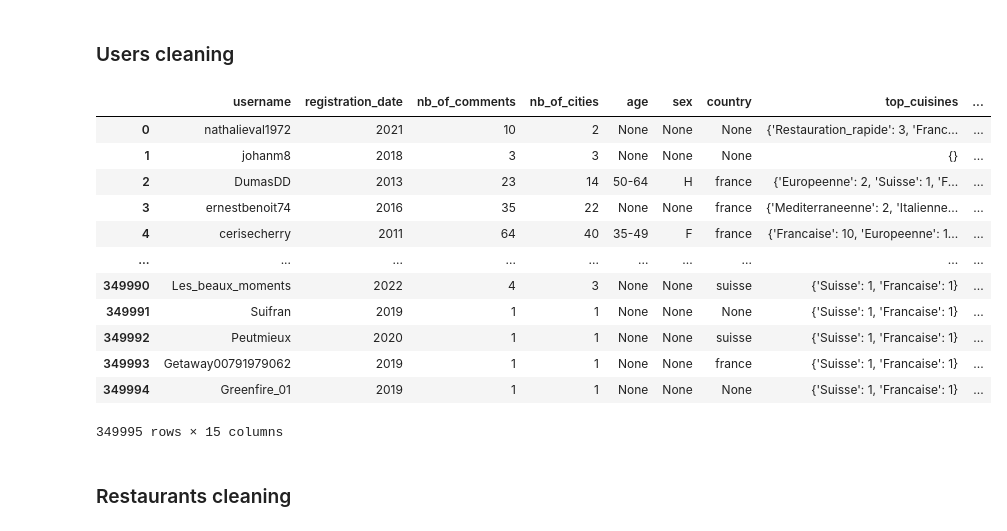
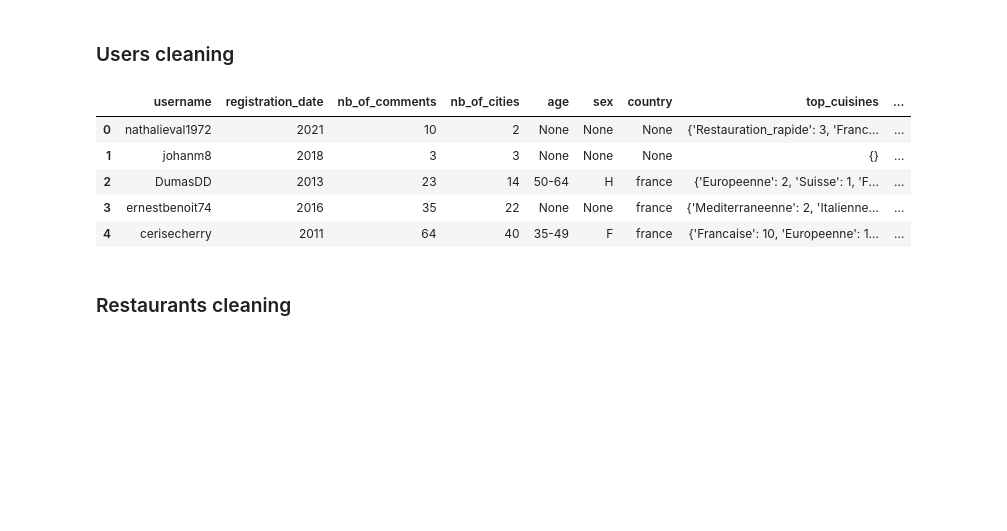
Before and after one commit to areisde/datalcoholics.io, a Jupyter notebook: milestone_1.ipynb, the cells around one changed output. Saved outputs shown, nothing was run; the diff lists cells and outputs as text; code cells hidden in the pictures; blank space fills up the shorter version.

```diff
--- a/milestone_1.ipynb
+++ b/milestone_1.ipynb
@@ -23,21 +26,21 @@ users['registration_date'] = users['registration_date'].astype(int)
 def format_error(row):
     if 'ville' in row['nb_of_comments']:
         row['nb_of_cities'] = row['nb_of_comments']
-        row['nb_of_comments'] = '-1'
+        row['nb_of_comments'] = '0'
     if 'vote' in row['nb_of_cities']:
         row['nb_of_comments'] = row['nb_of_cities']
-        row['nb_of_cities'] = '-1'
+        row['nb_of_cities'] = '0'
     if 'vote' in row['nb_of_comments']:
         row['nb_of_comments'] = row['nb_of_comments'].replace(' votes utiles', '')
         row['nb_of_comments'] = row['nb_of_comments'].replace(' vote utile', '')
     if 'photo' in row['nb_of_cities']:
-        row['nb_of_cities'] = '-1'
+        row['nb_of_cities'] = '0'
 
     return row
 
 users['nb_of_comments'] = users['nb_of_comments'].str.replace('contributions', '')
 users['nb_of_comments'] = users['nb_of_comments'].str.replace('contribution', '')
-users['nb_of_comments'] = users['nb_of_comments'].str.replace('None', '-1')
+users['nb_of_comments'] = users['nb_of_comments'].str.replace('None', '0')
 users['nb_of_comments'] = users['nb_of_comments'].apply(unidecode.unidecode)
 users = users.apply(format_error, axis=1)
 users['nb_of_comments'] = users['nb_of_comments'].str.replace(' ', '')
@@ -46,44 +49,37 @@ users['nb_of_comments']= users['nb_of_comments'].astype(int)
 # Convert the number-of-cities string into an int value
 users['nb_of_cities'] = users['nb_of_cities'].str.replace('ville visitee', '')
 users['nb_of_cities'] = users['nb_of_cities'].str.replace('villes visitees' ,'')
-users['nb_of_cities'] = users['nb_of_cities'].str.replace('None', '-1')
+users['nb_of_cities'] = users['nb_of_cities'].str.replace('None', '0')
 users['nb_of_cities'] = users['nb_of_cities'].str.replace(' ', '')
 users['nb_of_cities'] = users['nb_of_cities'].astype(int)
 
 users['sex'] = users['sex'].str.replace('homme', 'H')
 users['sex'] = users['sex'].str.replace('femme', 'F')
 
 def format_cuisine_occur(cuisines):
     if isinstance(cuisines, float) and math.isnan(cuisines):
         return {}
 
     cuisines_dict = {}
     pattern = '\d+ +(\w+) +(\d+)'
     matches = re.findall(pattern, cuisines)
 
     for match in matches:
         if match[0] != 'None':
             cuisines_dict[match[0]] = int(match[1])
     return cuisines_dict
 
 users['top_cuisines'] = users['top_cuisines'].apply(format_cuisine_occur)
 
 users = users[['username', 'registration_date', 'nb_of_comments', 'nb_of_cities', 'age', 'sex', 'country', 'top_cuisines', 'avg_overall_rating', 'avg_cuisine_rating', 'avg_service_rating', 'avg_quality_price_rating', 'avg_mood_rating', 'avg_michelin', 'avg_price_range_estimation']]
-users
+users.head()
 # %% [output]
 |  | username | registration_date | nb_of_comments | nb_of_cities | age | sex | country | top_cuisines | ... |
 | 0 | nathalieval1972 | 2021 | 10 | 2 | None | None | None | {'Restauration_rapide': 3, 'Franc... | ... |
 | 1 | johanm8 | 2018 | 3 | 3 | None | None | None | {} | ... |
 | 2 | DumasDD | 2013 | 23 | 14 | 50-64 | H | france | {'Europeenne': 2, 'Suisse': 1, 'F... | ... |
 | 3 | ernestbenoit74 | 2016 | 35 | 22 | None | None | france | {'Mediterraneenne': 2, 'Italienne... | ... |
 | 4 | cerisecherry | 2011 | 64 | 40 | 35-49 | F | france | {'Francaise': 10, 'Europeenne': 1... | ... |
-| ... | ... | ... | ... | ... | ... | ... | ... | ... | ... |
-| 349990 | Les_beaux_moments | 2022 | 4 | 3 | None | None | suisse | {'Suisse': 1, 'Francaise': 1} | ... |
-| 349991 | Suifran | 2019 | 1 | 1 | None | None | None | {'Suisse': 1, 'Francaise': 1} | ... |
-| 349992 | Peutmieux | 2020 | 1 | 1 | None | None | suisse | {'Suisse': 1, 'Francaise': 1} | ... |
-| 349993 | Getaway00791979062 | 2019 | 1 | 1 | None | None | france | {'Suisse': 1, 'Francaise': 1} | ... |
-| 349994 | Greenfire_01 | 2019 | 1 | 1 | None | None | None | {'Suisse': 1, 'Francaise': 1} | ... |
-349995 rows × 15 columns
 # %% [markdown]
 ### Restaurants cleaning
 # %%
```
Also changed, not shown: parts of 22 cells of this notebook.
